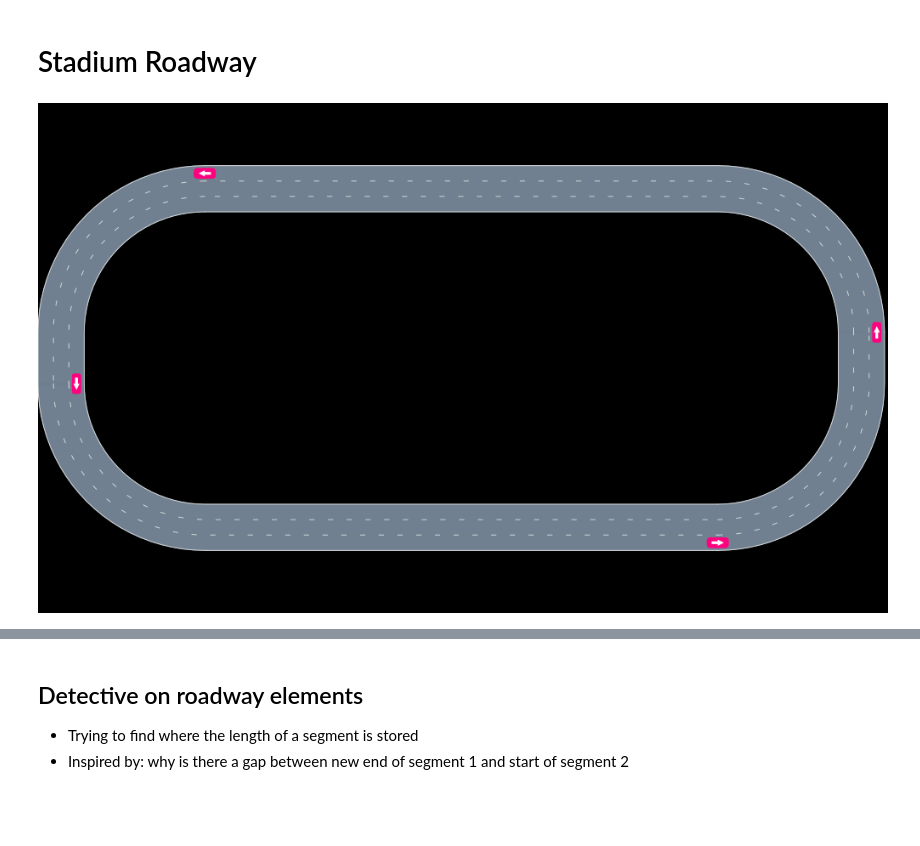
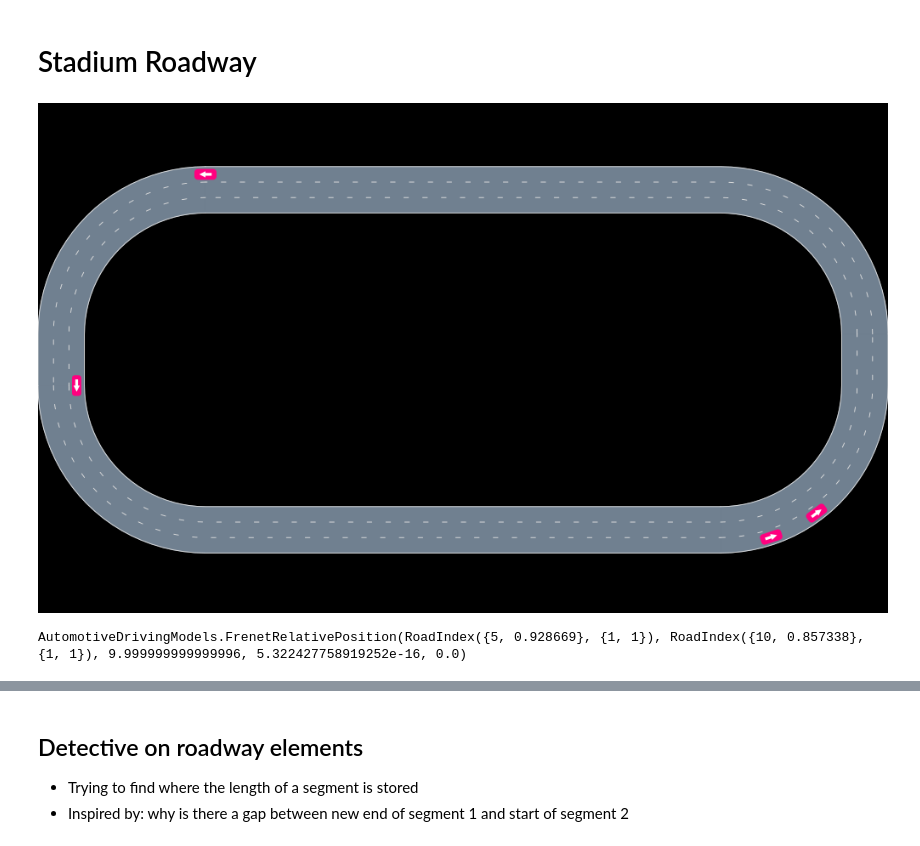
Before and after one commit to raunakbh92/ngsim_env, a Jupyter notebook: scripts/imitation/projections.ipynb, the cells around one changed output, grey strips where cells are left out. Drawn from its saved outputs; the diff is of its cells as text; code cells hidden in the pictures; blank space fills up the shorter version.

```diff
--- a/scripts/imitation/projections.ipynb
+++ b/scripts/imitation/projections.ipynb
@@ -44,18 +84,23 @@ fre.Δs
 # %%
 roadway = gen_stadium_roadway(3)
 scene = Scene()
-state1 = VehicleState(Frenet(roadway[LaneTag(1,1)],0.0), roadway, 10.0)
+state1 = VehicleState(Frenet(roadway[LaneTag(1,1)],10.0), roadway, 10.0)
 veh1 = Vehicle(state1, VehicleDef(), 1)
-state2 = VehicleState(Frenet(roadway[LaneTag(2,1)],0.0), roadway, 10.0)
+state2 = VehicleState(Frenet(roadway[LaneTag(1,1)],20.0), roadway, 10.0)
 veh2 = Vehicle(state2, VehicleDef(), 2)
 state3 = VehicleState(Frenet(roadway[LaneTag(3,1)],0.0), roadway, 10.0)
 veh3 = Vehicle(state3, VehicleDef(), 3)
 state4 = VehicleState(Frenet(roadway[LaneTag(4,3)],0.0), roadway, 10.0)
 veh4 = Vehicle(state4, VehicleDef(), 3)
 push!(scene, veh1)
 push!(scene, veh2)
 push!(scene, veh3)
 push!(scene, veh4)
 render(scene, roadway, cam=FitToContentCamera(0.))
 # %% [output]
-[figure, old version]
+[figure, new version]
+# %%
+fre = get_frenet_relative_position(
+    veh2.state.posG,veh1.state.posF.roadind,roadway)
+# %% [output]
+AutomotiveDrivingModels.FrenetRelativePosition(RoadIndex({5, 0.928669}, {1, 1}), RoadIndex({10, 0.857338}, {1, 1}), 9.999999999999996, 5.322427758919252e-16, 0.0)
```
Also changed, not shown: parts of 12 cells of this notebook, 2 other files.
